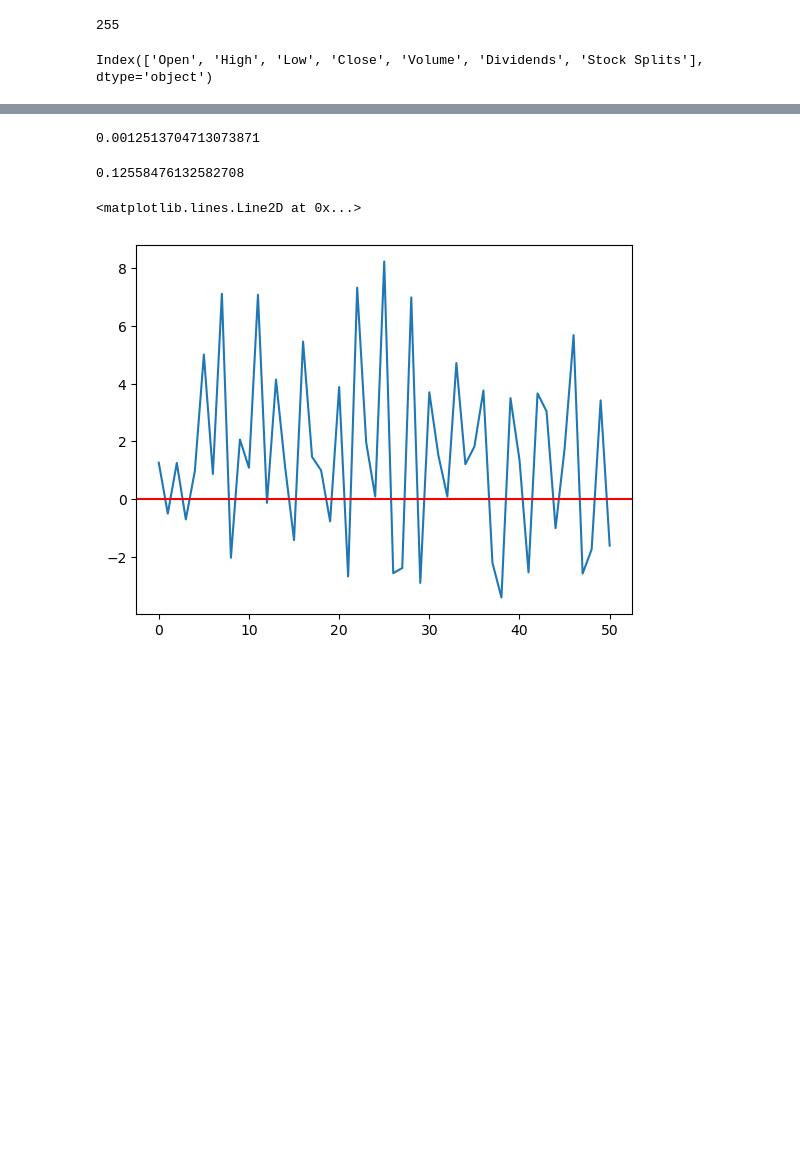
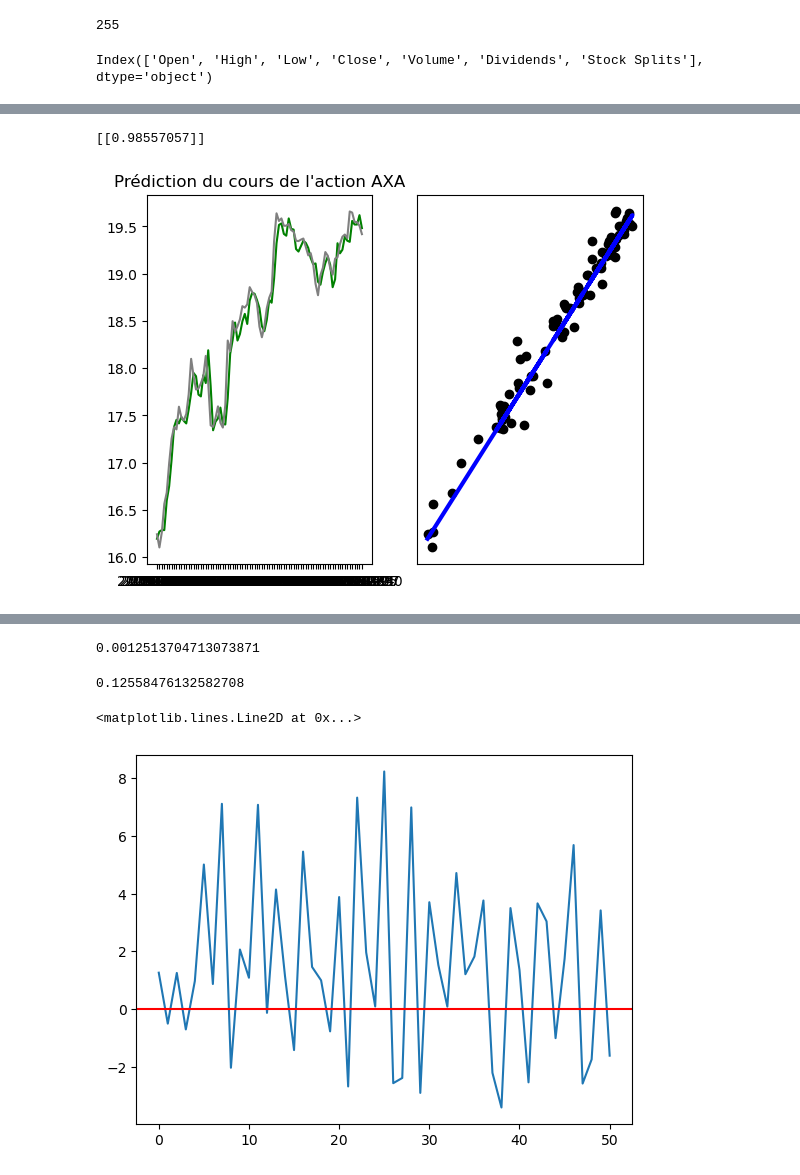
Before and after one commit to antoinerougier/Projet-Python-pour-la-data-science-, a Jupyter notebook: ProjetPython_v20221216.ipynb, the cells around one changed output, grey strips where cells are left out. Cells and saved outputs as stored; diff of their text form; code cells hidden in the pictures; blank space fills up the shorter version.

```diff
--- a/ProjetPython_v20221216.ipynb
+++ b/ProjetPython_v20221216.ipynb
@@ -216,3 +166,30 @@ Coefficient of determination: 0.97
+# %%
+reg = LinearRegression()
+
+X= df2[['Open']]
+X = X[1:(len(X))]
+p = int((2/3)*len(X))
+X_train = X[:p]
+X_test = X[p:]
+reg = linear_model.LinearRegression()
+reg.fit(X_train, Y_train)
+print(reg.coef_)
+
+y_pred = reg.predict(X_test)
+plt.subplot(121)
+plt.plot(y_pred, color='green')
+plt.plot(Y_test, color='gray')
+plt.title("Prédiction du cours de l'action AXA")
+
+plt.subplot(122)
+plt.scatter(X_test, Y_test, color="black")
+plt.plot(X_test, y_pred, color="blue", linewidth=3)
+plt.xticks(())
+plt.yticks(())
+plt.show()
+# %% [output]
+[[0.98557057]]
+[figure, added]
 # %%
 # Commenter le graphique
 # %%
```
Also changed, not shown: parts of 8 cells of this notebook.
